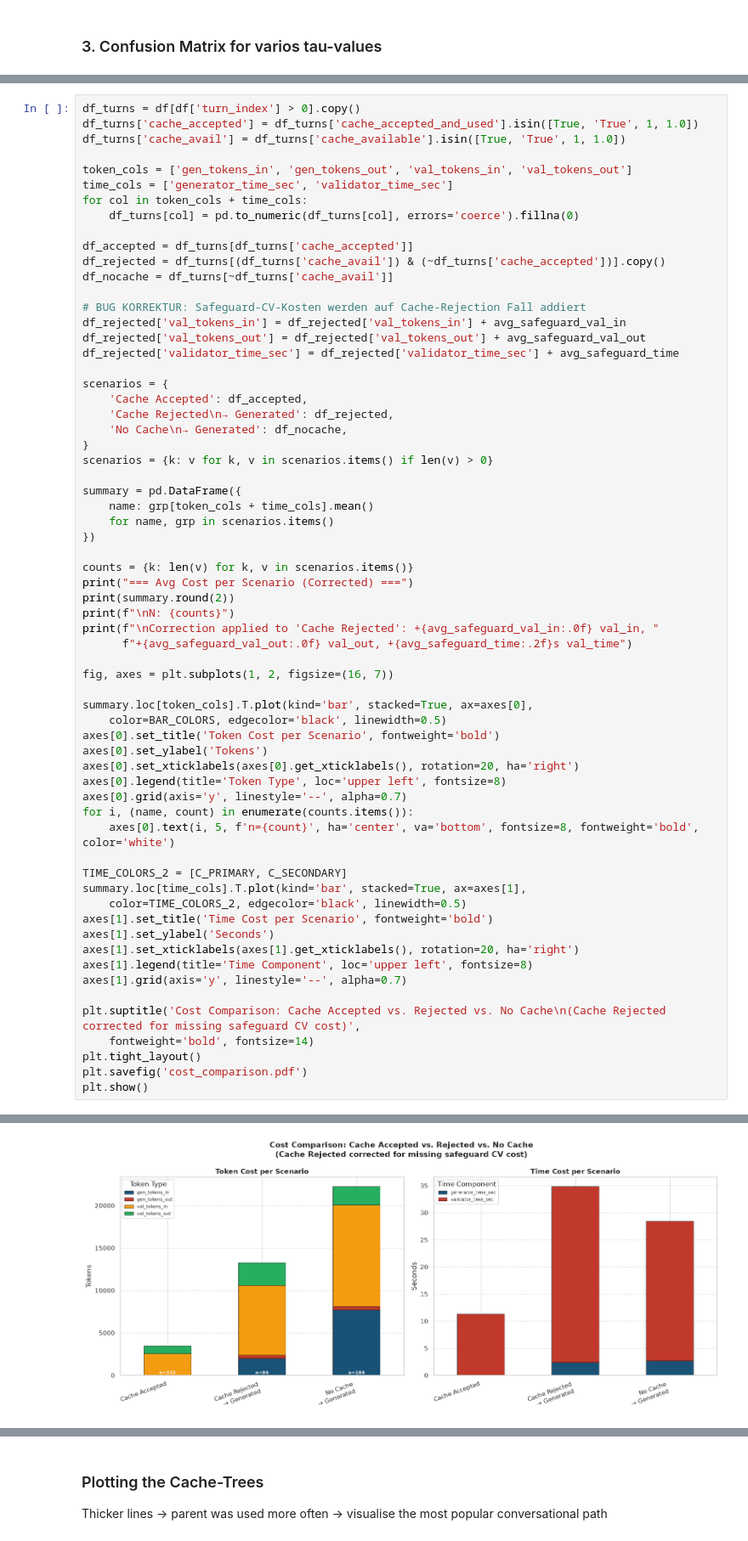
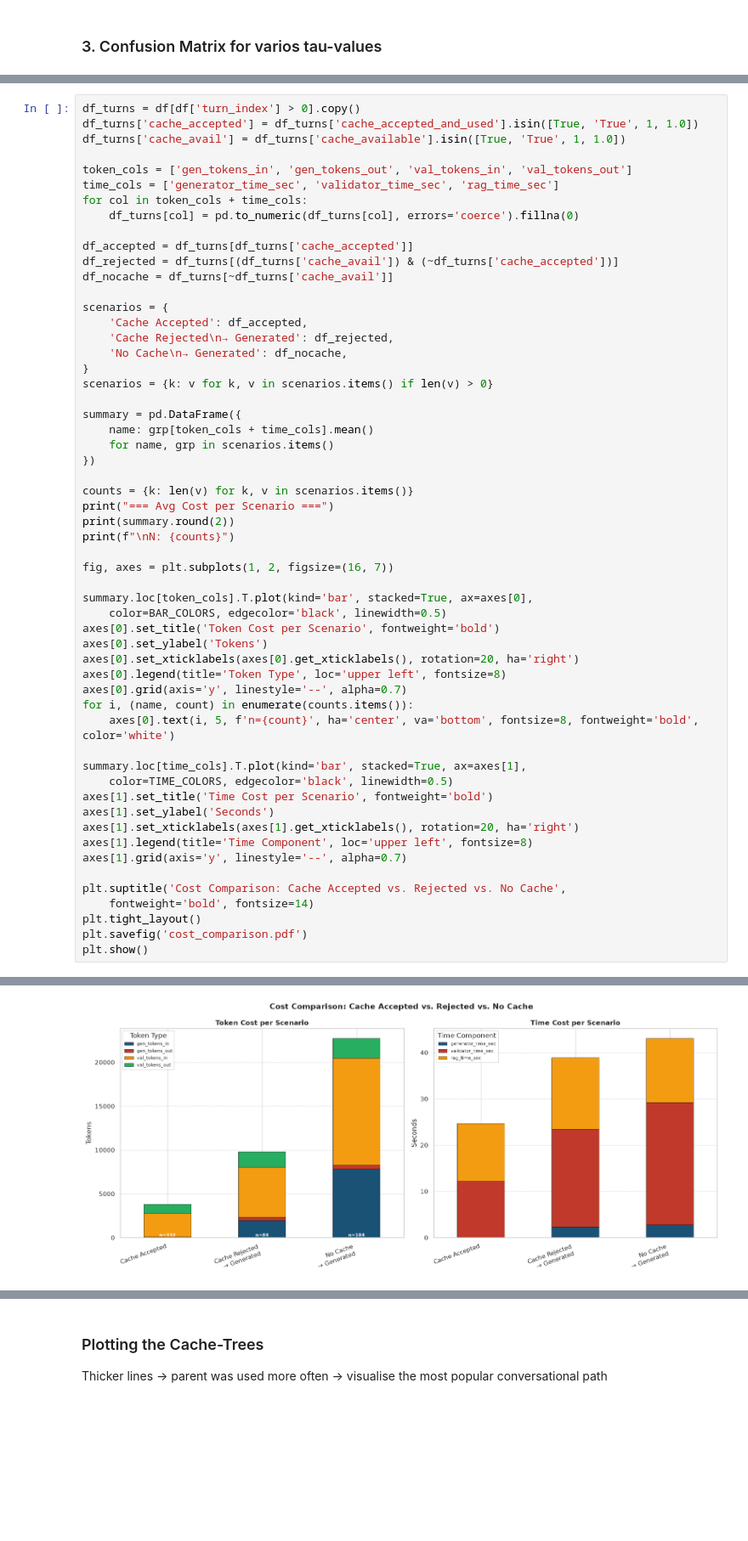
Before and after one commit to Daniel-Innsbruck/masterarbeit, a Jupyter notebook: phase_1_validation/caching_efficiency/cache_efficiency_analysis.ipynb, the cells around one changed output, grey strips where cells are left out. Shown at 85% size. Drawn from its saved outputs; the diff is of its cells as text; blank space fills up the shorter version.

```diff
--- a/phase_1_validation/caching_efficiency/cache_efficiency_analysis.ipynb
+++ b/phase_1_validation/caching_efficiency/cache_efficiency_analysis.ipynb
@@ -366,18 +314,13 @@ df_turns['cache_accepted'] = df_turns['cache_accepted_and_used'].isin([True, 'Tr
 df_turns['cache_avail'] = df_turns['cache_available'].isin([True, 'True', 1, 1.0])
 
 token_cols = ['gen_tokens_in', 'gen_tokens_out', 'val_tokens_in', 'val_tokens_out']
-time_cols = ['generator_time_sec', 'validator_time_sec']
+time_cols = ['generator_time_sec', 'validator_time_sec', 'rag_time_sec']
 for col in token_cols + time_cols:
     df_turns[col] = pd.to_numeric(df_turns[col], errors='coerce').fillna(0)
 
 df_accepted = df_turns[df_turns['cache_accepted']]
-df_rejected = df_turns[(df_turns['cache_avail']) & (~df_turns['cache_accepted'])].copy()
+df_rejected = df_turns[(df_turns['cache_avail']) & (~df_turns['cache_accepted'])]
 df_nocache = df_turns[~df_turns['cache_avail']]
-
-# BUG KORREKTUR: Safeguard-CV-Kosten werden auf Cache-Rejection Fall addiert
-df_rejected['val_tokens_in'] = df_rejected['val_tokens_in'] + avg_safeguard_val_in
-df_rejected['val_tokens_out'] = df_rejected['val_tokens_out'] + avg_safeguard_val_out
-df_rejected['validator_time_sec'] = df_rejected['validator_time_sec'] + avg_safeguard_time
 
 scenarios = {
     'Cache Accepted': df_accepted,
@@ -392,11 +335,9 @@ summary = pd.DataFrame({
 })
 
 counts = {k: len(v) for k, v in scenarios.items()}
-print("=== Avg Cost per Scenario (Corrected) ===")
+print("=== Avg Cost per Scenario ===")
 print(summary.round(2))
 print(f"\nN: {counts}")
-print(f"\nCorrection applied to 'Cache Rejected': +{avg_safeguard_val_in:.0f} val_in, "
-      f"+{avg_safeguard_val_out:.0f} val_out, +{avg_safeguard_time:.2f}s val_time")
 
 fig, axes = plt.subplots(1, 2, figsize=(16, 7))
 
@@ -410,16 +351,15 @@ axes[0].grid(axis='y', linestyle='--', alpha=0.7)
 for i, (name, count) in enumerate(counts.items()):
     axes[0].text(i, 5, f'n={count}', ha='center', va='bottom', fontsize=8, fontweight='bold', color='white')
 
-TIME_COLORS_2 = [C_PRIMARY, C_SECONDARY]
 summary.loc[time_cols].T.plot(kind='bar', stacked=True, ax=axes[1],
-    color=TIME_COLORS_2, edgecolor='black', linewidth=0.5)
+    color=TIME_COLORS, edgecolor='black', linewidth=0.5)
 axes[1].set_title('Time Cost per Scenario', fontweight='bold')
 axes[1].set_ylabel('Seconds')
 axes[1].set_xticklabels(axes[1].get_xticklabels(), rotation=20, ha='right')
 axes[1].legend(title='Time Component', loc='upper left', fontsize=8)
 axes[1].grid(axis='y', linestyle='--', alpha=0.7)
 
-plt.suptitle('Cost Comparison: Cache Accepted vs. Rejected vs. No Cache\n(Cache Rejected corrected for missing safeguard CV cost)',
+plt.suptitle('Cost Comparison: Cache Accepted vs. Rejected vs. No Cache',
     fontweight='bold', fontsize=14)
 plt.tight_layout()
 plt.savefig('cost_comparison.pdf')
@@ -448 +388 @@ Correction applied to 'Cache Rejected': +2552 val_in, +938 val_out, +11.34s val_
-[figure, old version]
+[figure, new version]
```
Also changed, not shown: parts of 11 cells of this notebook, 3 other files.
